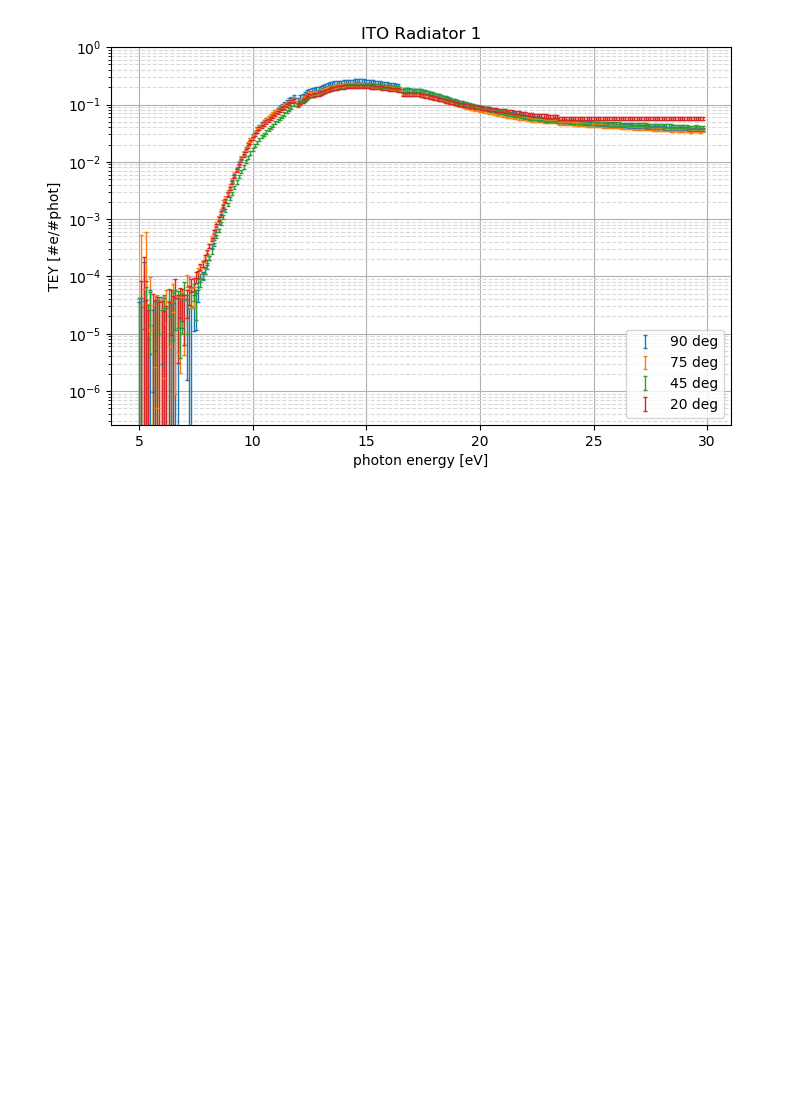
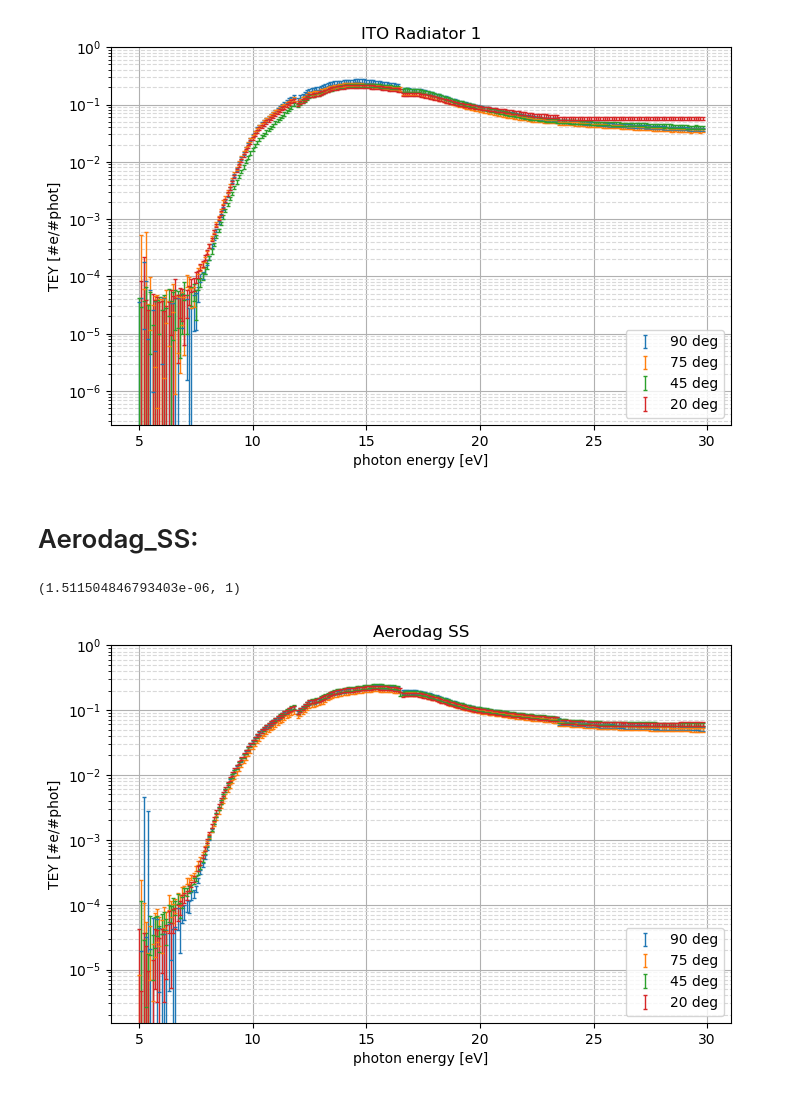
Before and after one commit to sebastiankalos/Elettra_data, a Jupyter notebook: BEAR_analysis_2.ipynb, the cells around one changed output. Drawn from its saved outputs; the diff is of its cells as text; code cells hidden in the pictures; blank space fills up the shorter version.

```diff
--- a/BEAR_analysis_2.ipynb
+++ b/BEAR_analysis_2.ipynb
@@ -80,3 +104,29 @@ plt.gca().set_ylim(top=1)
 # %% [output]
 (2.5750125286425965e-07, 1)
 [figure]
+# %% [markdown]
+# Aerodag_SS:
+# %%
+[Aerodag_SS_90_E, Aerodag_SS_90_TEY, Aerodag_SS_90_TEY_err] = read_file('TEY_files/Aerodag_SS_90deg.txt')
+[Aerodag_SS_45_E, Aerodag_SS_45_TEY, Aerodag_SS_45_TEY_err] = read_file('TEY_files/Aerodag_SS_45deg.txt')
+[Aerodag_SS_75_E, Aerodag_SS_75_TEY, Aerodag_SS_75_TEY_err] = read_file('TEY_files/Aerodag_SS_75deg.txt')
+[Aerodag_SS_20_E, Aerodag_SS_20_TEY, Aerodag_SS_20_TEY_err] = read_file('TEY_files/Aerodag_SS_20deg.txt')
+
+figure(figsize=(8, 5), dpi=100)
+
+plt.errorbar(Aerodag_SS_90_E,Aerodag_SS_90_TEY, yerr=Aerodag_SS_90_TEY_err, linestyle='none', elinewidth=1, capsize=1.5, label='90 deg')
+plt.errorbar(Aerodag_SS_75_E,Aerodag_SS_75_TEY, yerr = Aerodag_SS_75_TEY_err, linestyle='none', elinewidth=1, capsize=1.5, label='75 deg')
+plt.errorbar(Aerodag_SS_45_E,Aerodag_SS_45_TEY, yerr=Aerodag_SS_45_TEY_err, linestyle='none', elinewidth=1, capsize=1.5, label='45 deg')
+plt.errorbar(Aerodag_SS_20_E,Aerodag_SS_20_TEY, yerr=Aerodag_SS_20_TEY_err, linestyle='none', elinewidth=1, capsize=1.5, label='20 deg')
+plt.xlabel('photon energy [eV]')
+plt.ylabel('TEY [#e/#phot]')
+plt.title('Aerodag SS')
+plt.grid(linestyle='--')
+plt.legend(loc="lower right")
+plt.grid(which = 'major', linestyle='-')
+plt.grid(which = 'minor', linestyle='--', color='0.85')
+plt.yscale('log')
+plt.gca().set_ylim(top=1)
+# %% [output]
+(1.511504846793403e-06, 1)
+[figure, added]
```
Also changed, not shown: parts of 14 cells of this notebook, 1 other file.
